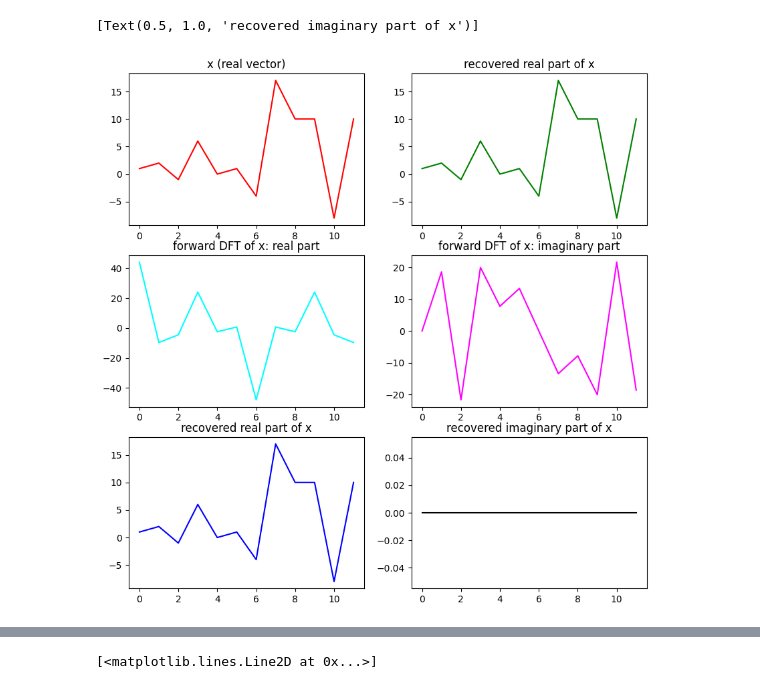
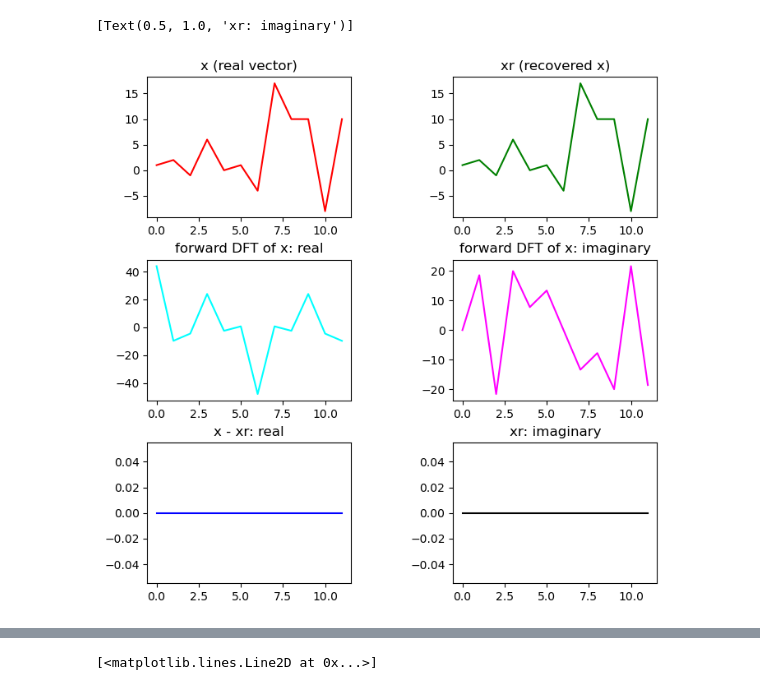
Before and after one commit to robfatland/sodium, a Jupyter notebook: fourier/fourier.ipynb, the cells around one changed output, grey strips where cells are left out. Cells and saved outputs as stored; diff of their text form; code cells hidden in the pictures.

```diff
--- a/fourier/fourier.ipynb
+++ b/fourier/fourier.ipynb
@@ -106,45 +148,61 @@ using constituent sine and cosine waves.
 # %%
 from matplotlib import pyplot as plt
 from math import pi
 from cmath import exp                   # handles complex exponentiation
 
-x = [1, 2, -1, 6, 0, 1, -4, 17, 10, 10, -8, 10]
-N = len(x)
-i_imag = complex(0, 1)                  # this is how complex numbers can be defined in Python
 
-X = []                                  # this will be the Discrete Fourier Transform of x[]
+def FDFT(x):
+    '''Forward Discrete Fourier Transform of x[], no scale factor'''
+    i_imag = complex(0, 1)
+    thisFDFT = []
+    N = len(x)
+    for k in range(N):
+        cumulative_sum = complex(0, 0)
+        for n in range(N): cumulative_sum += x[n]*exp((-i_imag*2*pi/N)*(n*k))
+        thisFDFT.append(cumulative_sum)
+    return thisFDFT
 
-for k in range(N):
-    cumulative_sum = complex(0, 0)
-    for n in range(N): cumulative_sum += x[n]*exp((-i_imag*2*pi/N)*(n*k))
-    X.append(cumulative_sum)
 
-xr = []          # this will be the reconstructed version of x
+def IDFT(X):
+    '''Inverse Discrete Fourier Transform of X[] scaled by 1/N'''
+    i_imag = complex(0, 1)
+    thisIDFT = []
+    N = len(X)
+    for n in range(N):
+        cumulative_sum = complex(0, 0)
+        for k in range(N): cumulative_sum += (1/N)*X[k]*exp((i_imag*2*pi/N)*(k*n))
+        thisIDFT.append(cumulative_sum)
+    return thisIDFT
 
-for n in range(N):
-    cumulative_sum = complex(0, 0)
-    for k in range(N): cumulative_sum += (1/N)*X[k]*exp((i_imag*2*pi/N)*(n*k))
-    xr.append(cumulative_sum)
 
+x = [1, 2, -1, 6, 0, 1, -4, 17, 10, 10, -8, 10]      # x is defined to be real-valued
+X  = FDFT(x)                                         # X is the complex-valued DFT(x)
+xr = IDFT(X)                                         # xr is the reconstructed x
+
+# for plotting the results we separate out real and imaginary components
 X_real,  X_imag  = [q.real for q in X],  [q.imag for q in X]
 xr_real, xr_imag = [q.real for q in xr], [round(q.imag, 3) for q in xr]
 
-fig, axs=plt.subplots(3, 2, figsize=(10, 10))
+xr_err = []
+for n in range(len(x)): xr_err.append(round(x[n] - xr_real[n], 12))
+
+fig, axs=plt.subplots(3, 2, figsize=(8, 8))
+plt.subplots_adjust(wspace=0.5, hspace=0.3)
 
 axs[0, 0].plot(x, c='red')
 axs[0, 1].plot(xr_real, c='green')
 axs[1, 0].plot(X_real, c='cyan')
 axs[1, 1].plot(X_imag, c='magenta')
-axs[2, 0].plot(xr_real, c='blue')
+axs[2, 0].plot(xr_err, c='blue')
 axs[2, 1].plot(xr_imag, c='k')
 
 axs[0, 0].set(title='x (real vector)')
-axs[0, 1].set(title='recovered real part of x')
-axs[1, 0].set(title='forward DFT of x: real part')
-axs[1, 1].set(title='forward DFT of x: imaginary part')
-axs[2, 0].set(title='recovered real part of x')
-axs[2, 1].set(title='recovered imaginary part of x')
+axs[0, 1].set(title='xr (recovered x)')
+axs[1, 0].set(title='forward DFT of x: real')
+axs[1, 1].set(title='forward DFT of x: imaginary')
+axs[2, 0].set(title='x - xr: real')
+axs[2, 1].set(title='xr: imaginary')
 # %% [output]
-[Text(0.5, 1.0, 'recovered imaginary part of x')]
+[Text(0.5, 1.0, 'xr: imaginary')]
-[figure, old version]
+[figure, new version]
 # %% [markdown]
```
Also changed, not shown: parts of 33 cells of this notebook.
